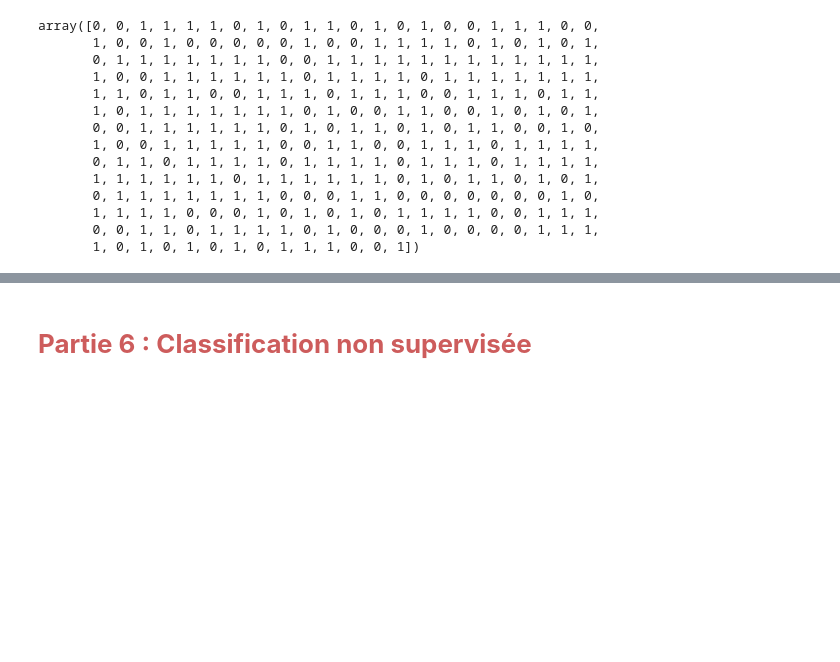
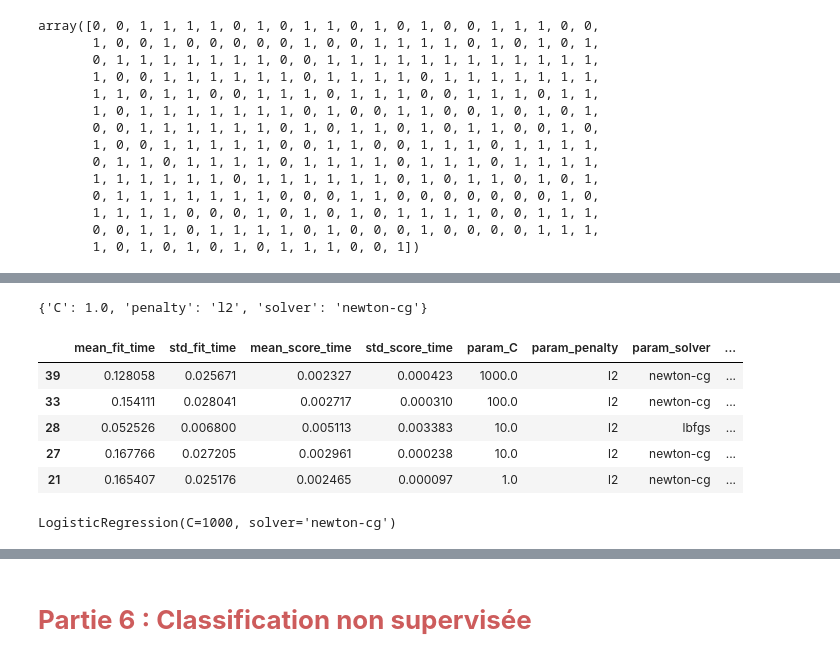
Before and after one commit to Randasabag/Detectez-des-faux-billets-avec-R-ou-Python, a Jupyter notebook: P10.ipynb, the cells around one changed output, grey strips where cells are left out. Drawn from its saved outputs; the diff is of its cells as text; code cells hidden in the pictures; blank space fills up the shorter version.

```diff
--- a/P10.ipynb
+++ b/P10.ipynb
@@ -1071,0 +1151,28 @@ Score du train set : 0.99 Score du test set : 0.99
+# %%
+best_params = grid.best_params_
+best_params
+# %% [output]
+{'C': 1.0, 'penalty': 'l2', 'solver': 'newton-cg'}
+# %%
+def resultize(grid) :
+  res = grid.cv_results_
+  res = pd.DataFrame(res)
+  cols = [i for i in res.columns if "split" not in i]
+  res = res[cols]
+  res = res.sort_values('rank_test_score')
+
+  return res
+# %%
+resultize(grid).head()
+# %% [output]
+|  | mean_fit_time | std_fit_time | mean_score_time | std_score_time | param_C | param_penalty | param_solver | ... |
+| 39 | 0.128058 | 0.025671 | 0.002327 | 0.000423 | 1000.0 | l2 | newton-cg | ... |
+| 33 | 0.154111 | 0.028041 | 0.002717 | 0.000310 | 100.0 | l2 | newton-cg | ... |
+| 28 | 0.052526 | 0.006800 | 0.005113 | 0.003383 | 10.0 | l2 | lbfgs | ... |
+| 27 | 0.167766 | 0.027205 | 0.002961 | 0.000238 | 10.0 | l2 | newton-cg | ... |
+| 21 | 0.165407 | 0.025176 | 0.002465 | 0.000097 | 1.0 | l2 | newton-cg | ... |
+# %%
+estimator = LogisticRegression(penalty = 'l2', C=1000, solver = 'newton-cg')
+estimator
+# %% [output]
+LogisticRegression(C=1000, solver='newton-cg')
```
Also changed, not shown: parts of 52 cells of this notebook.
